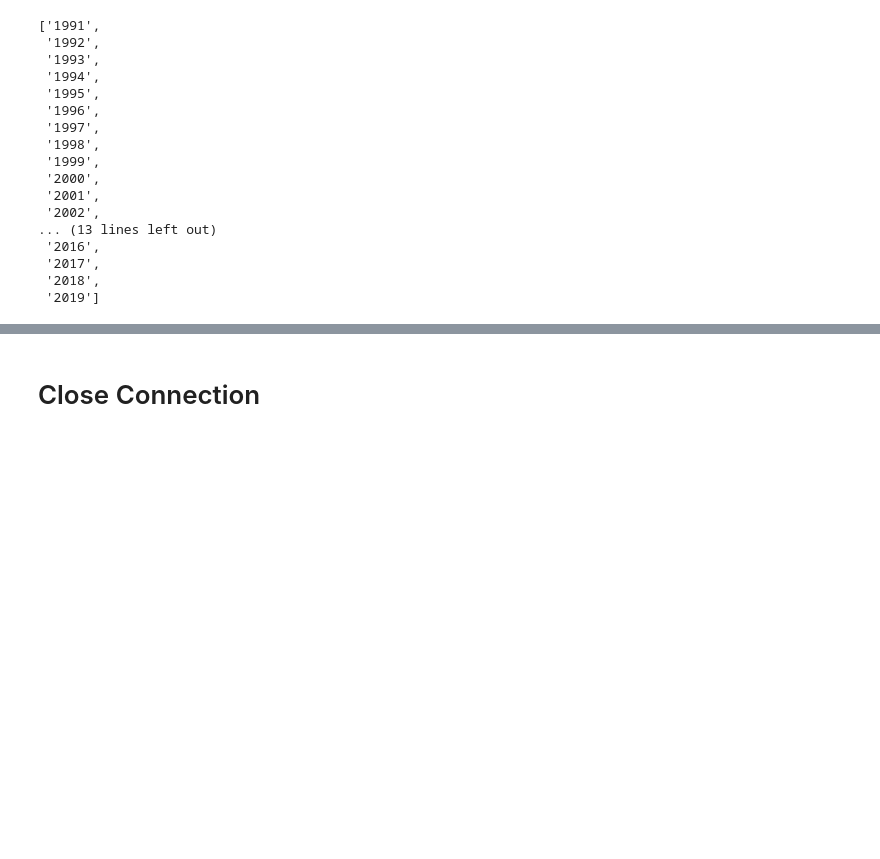
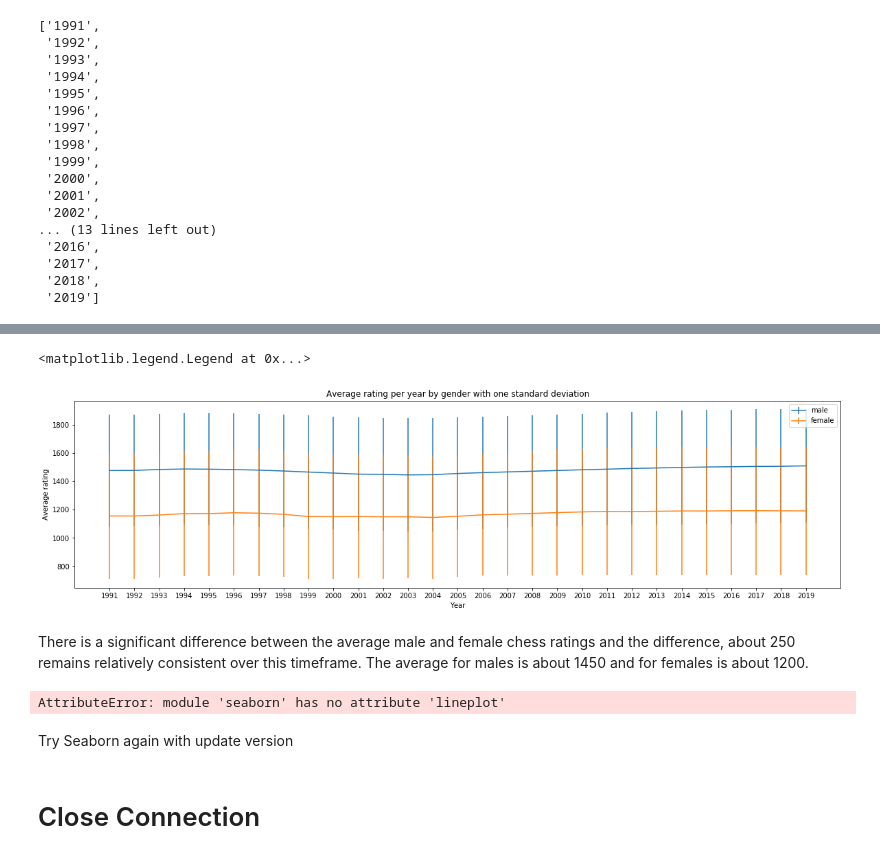
Before and after one commit to AstroBoy1/chess-ds, a Jupyter notebook: chess_exploration.ipynb, the cells around one changed output, grey strips where cells are left out. Drawn from its saved outputs; the diff is of its cells as text; code cells hidden in the pictures; blank space fills up the shorter version.

```diff
--- a/chess_exploration.ipynb
+++ b/chess_exploration.ipynb
@@ -257,0 +338,3 @@ print(end - start, "seconds")
+# %%
+female_uids = female_df['uid']
+male_uids = male_df['uid']
@@ -258,3 +351,31 @@ print(end - start, "seconds")
+# %%
+male_df_aggs = male_df.copy(deep=True)
+male_df_aggs['mean'] = male_df.mean(axis=1)
+male_df_aggs['std'] = male_df.std(axis=1)
+# %%
+female_df_aggs = female_df.copy(deep=True)
+female_df_aggs['mean'] = female_df.mean(axis=1)
+female_df_aggs['std'] = female_df.std(axis=1)
+# %%
+plt.figure(figsize=(20, 5))
+plt.errorbar(male_df_aggs.index, male_df_aggs['mean'].values, male_df_aggs['std'].values, label="male")
+plt.errorbar(female_df_aggs.index, female_df_aggs['mean'].values, female_df_aggs['std'].values, label="female")
+#plt.errorbar(df_aggs.index, df_aggs['mean'].values, df_aggs['std'].values, label="average")
+plt.title("Average rating per year by gender with one standard deviation")
+plt.xlabel("Year")
+plt.ylabel("Average rating")
+plt.legend()
+# %% [output]
+<matplotlib.legend.Legend at 0x...>
+[figure, added]
+# %% [markdown]
+There is a significant difference between the average male and female chess ratings and the difference, about 250 remains relatively consistent over this timeframe. The average for males is about 1450 and for females is about 1200.
+# %%
+ax = sns.lineplot(x="index", y="mean", data=df_aggs)
+# %% [output]
+AttributeError: module 'seaborn' has no attribute 'lineplot'
+# %% [markdown]
+Try Seaborn again with update version
 # %% [markdown]
 # Close Connection
 # %%
```
Also changed, not shown: parts of 24 cells of this notebook.
